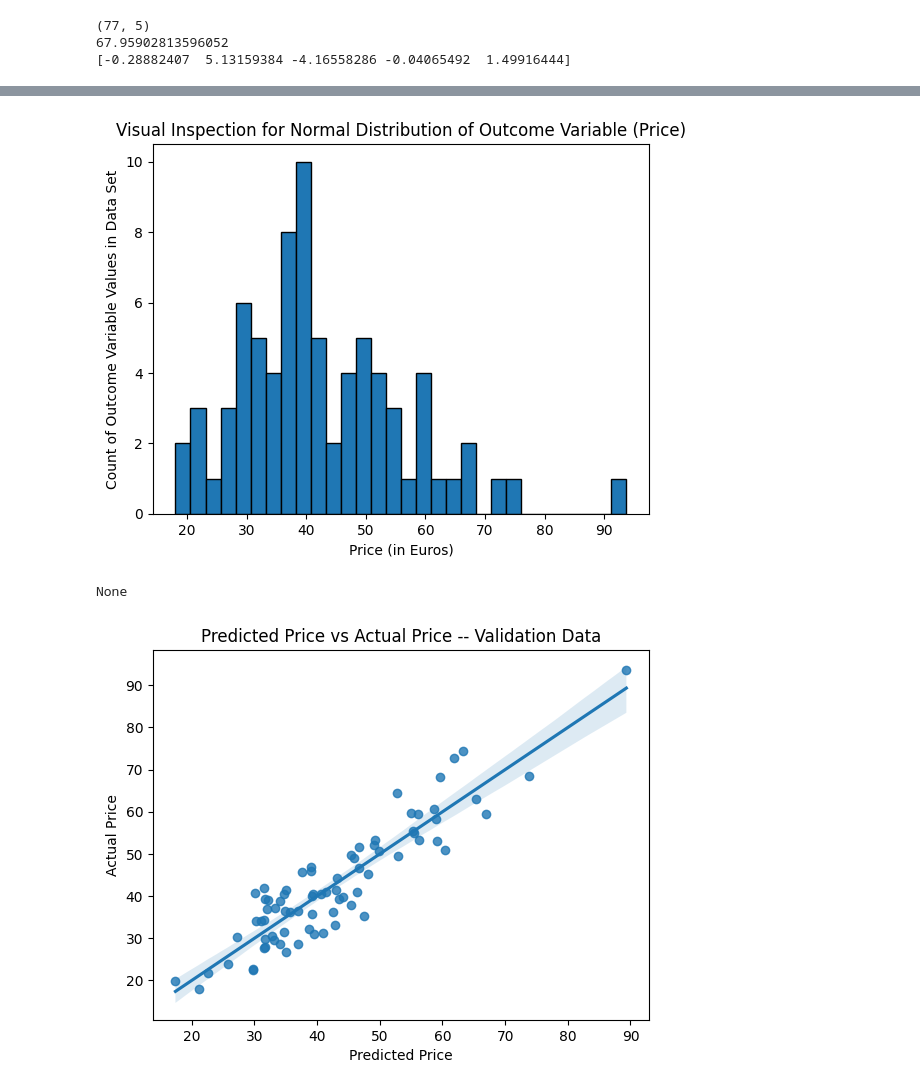
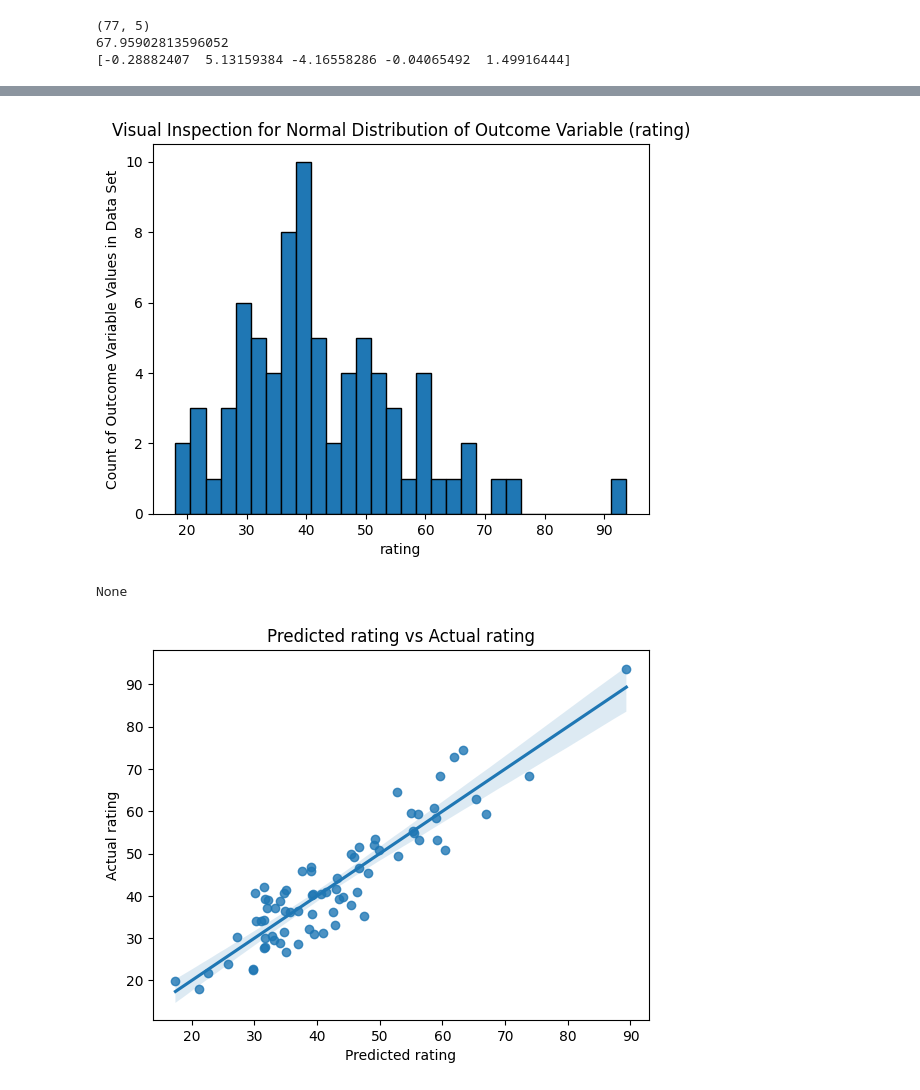
Before and after one commit to beneDesp/GLDM3002, a Jupyter notebook: mattWalsh_LAB2.ipynb, the cells around one changed output, grey strips where cells are left out. Saved outputs shown, nothing was run; the diff lists cells and outputs as text; code cells hidden in the pictures.

```diff
--- a/mattWalsh_LAB2.ipynb
+++ b/mattWalsh_LAB2.ipynb
@@ -125,32 +124,29 @@ problems.
 # %%
 #see distribution of outcome varible to determine if Linear Regression assumtions of normality are reasonable
 
 import matplotlib.pyplot as plt
 
 #create histogram to visualize values in dataset
-plt.xlabel("Price (in Euros)")
+plt.xlabel("rating")
 plt.ylabel("Count of Outcome Variable Values in Data Set")
-plt.title('Visual Inspection for Normal Distribution of Outcome Variable (Price)')
+plt.title('Visual Inspection for Normal Distribution of Outcome Variable (rating)')
 plt.hist(outcome, edgecolor='black', bins=30)
 
 #fig = sm.qqplot(corrola_enc['Price'], line='45')
 print(plt.show())
 # %% [output]
-[figure, old version]
+[figure, new version]
 None
 # %%
 # Also inspect visualization of model predicted price v actual for test data
 
 import seaborn as sns
 
-#pred = cereal_data.drop('rating', axis=1)
-#outcome = cereal_data['rating']
-
 y_pred = lr_model.predict(pred)
 sns.regplot(x=y_pred, y=outcome)
-plt.xlabel("Predicted Price")
-plt.ylabel("Actual Price")
-plt.title("Predicted Price vs Actual Price -- Validation Data")
+plt.xlabel("Predicted rating")
+plt.ylabel("Actual rating")
+plt.title("Predicted rating vs Actual rating")
 plt.show()
 # %% [output]
-[figure, old version]
+[figure, new version]
```
Also changed, not shown: parts of 2 cells of this notebook.
